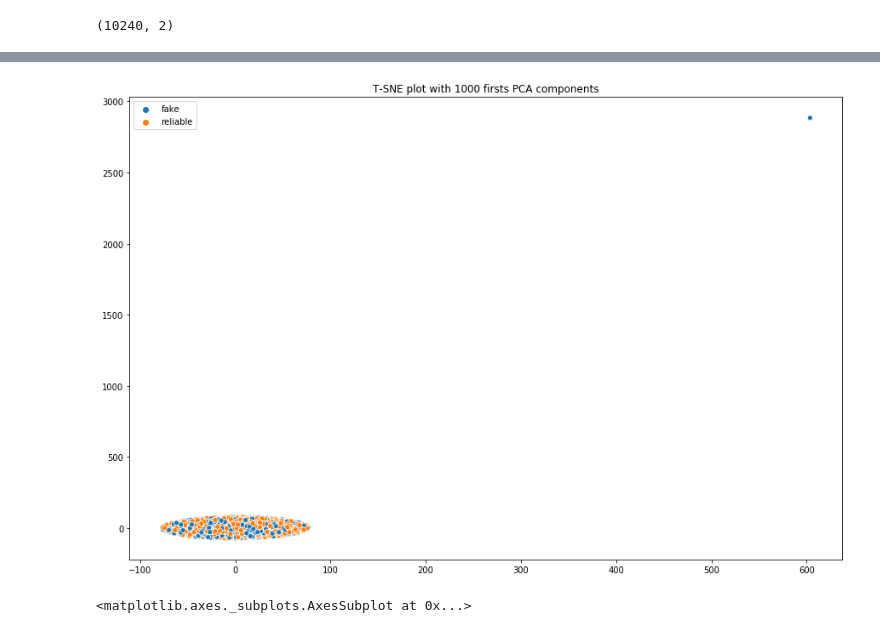
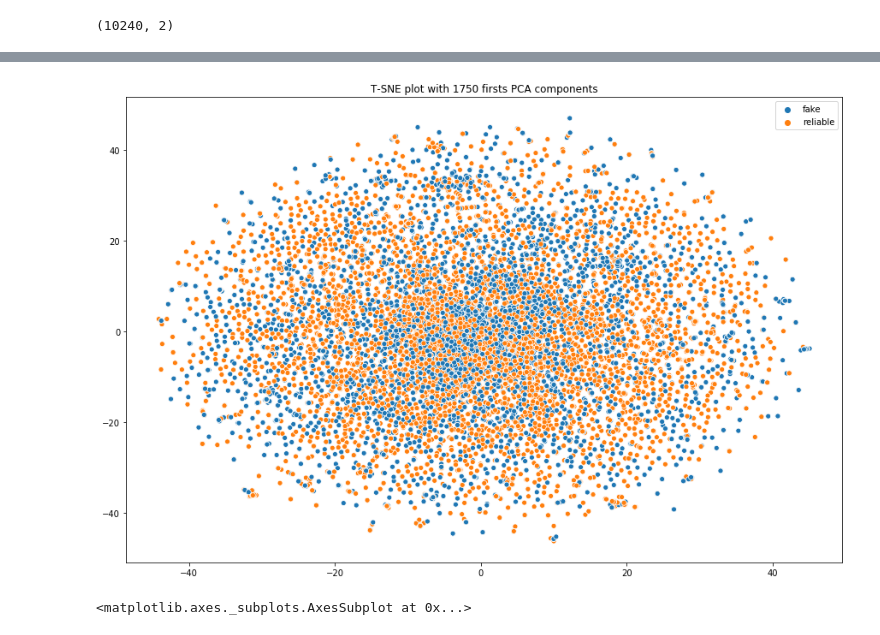
Before and after one commit to SimonKenoby/Master-Thesis-Fake-News-Dectection, a Jupyter notebook: Code/data_exploration/t-sne-liar-liar.ipynb, the cells around one changed output, grey strips where cells are left out. Saved outputs shown, nothing was run; the diff lists cells and outputs as text; code cells hidden in the pictures.

```diff
--- a/Code/data_exploration/t-sne-liar-liar.ipynb
+++ b/Code/data_exploration/t-sne-liar-liar.ipynb
@@ -95,17 +95,17 @@ data = pd.read_json(train_file, lines = True)
 vectorizer = TfidfVectorizer()
 X = vectorizer.fit_transform(data['content'])
 # %%
-pca = PCA(n_components=1000)
+pca = PCA(n_components=1750)
 pca_t = pca.fit_transform(X.todense())
 # %%
 X_embedded = TSNE(n_components=2).fit_transform(pca_t)
 # %%
 fig, axes = plt.subplots(nrows = 1, ncols = 1, figsize=(15,10))
-axes.set(title="T-SNE plot with 1000 firsts PCA components")
+axes.set(title="T-SNE plot with 1750 firsts PCA components")
 sns.scatterplot(x = X_embedded[:,0], y = X_embedded[:,1], hue = labels, ax = axes)
-plt.savefig('out/liar-liar-tsne_tfidf_1000pca.pdf')
+plt.savefig('out/liar-liar-tsne_tfidf_1750pca.pdf')
 # %% [output]
-[figure, old version]
+[figure, new version]
 # %%
 fig, axes = plt.subplots(nrows = 1, ncols = 1, figsize=(15,10))
 axes.set(title="Scatter plot on the two first PCA components on sequence of length 10")
```
Also changed, not shown: parts of 1 cell of this notebook, 40 other files.
